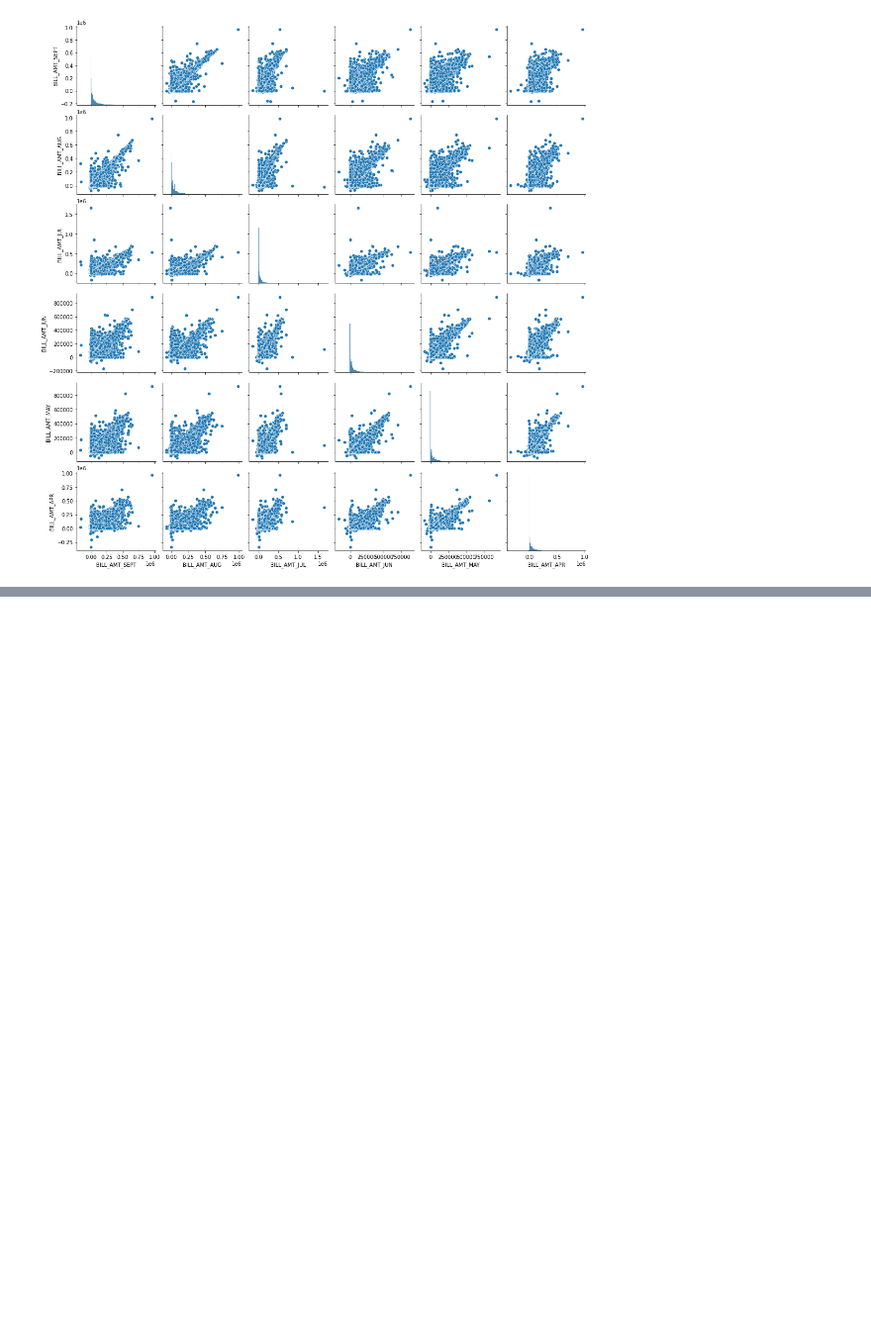
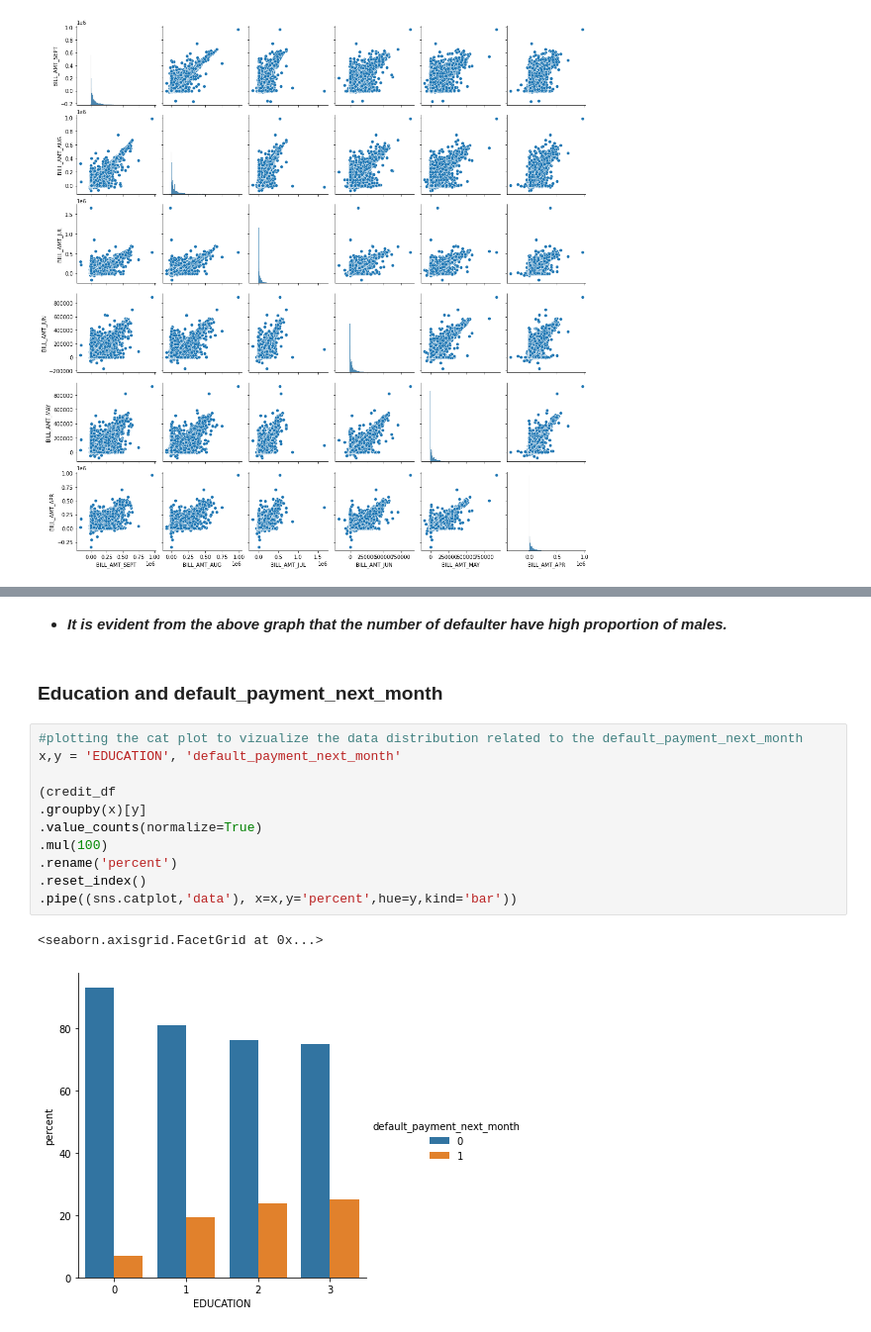
Before and after one commit to rushikeshjagatap85/Credit_Card_Default_Prediction_Capstone_Project, a Jupyter notebook: Credit_Card_Default_Prediction_Capstone_Project.ipynb, the cells around one changed output, grey strips where cells are left out. Shown at 99% size. Drawn from its saved outputs; the diff is of its cells as text; blank space fills up the shorter version.

```diff
--- a/Credit_Card_Default_Prediction_Capstone_Project.ipynb
+++ b/Credit_Card_Default_Prediction_Capstone_Project.ipynb
@@ -644,0 +702,18 @@ sns.pairplot(data = total_bill_amnt_df)
+# %% [markdown]
+* ***It is evident from the above graph that the number of defaulter have high proportion of males.***
+# %% [markdown]
+### **Education and default_payment_next_month**
+# %%
+#plotting the cat plot to vizualize the data distribution related to the default_payment_next_month
+x,y = 'EDUCATION', 'default_payment_next_month'
+
+(credit_df
+.groupby(x)[y]
+.value_counts(normalize=True)
+.mul(100)
+.rename('percent')
+.reset_index()
+.pipe((sns.catplot,'data'), x=x,y='percent',hue=y,kind='bar'))
+# %% [output]
+<seaborn.axisgrid.FacetGrid at 0x...>
+[figure, added]
```
Also changed, not shown: parts of 22 cells of this notebook.
